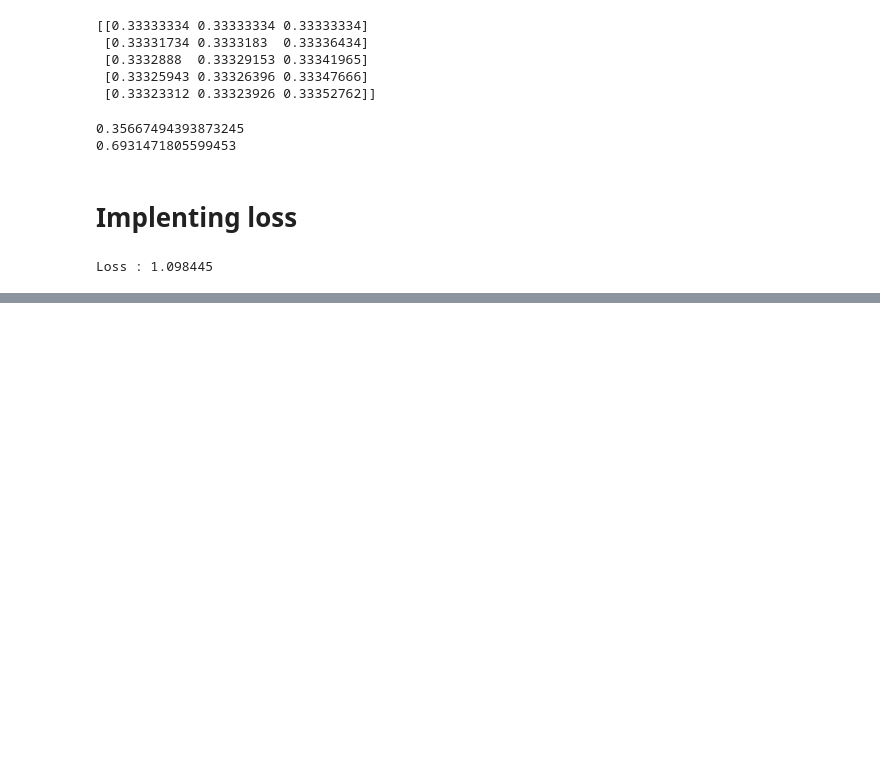
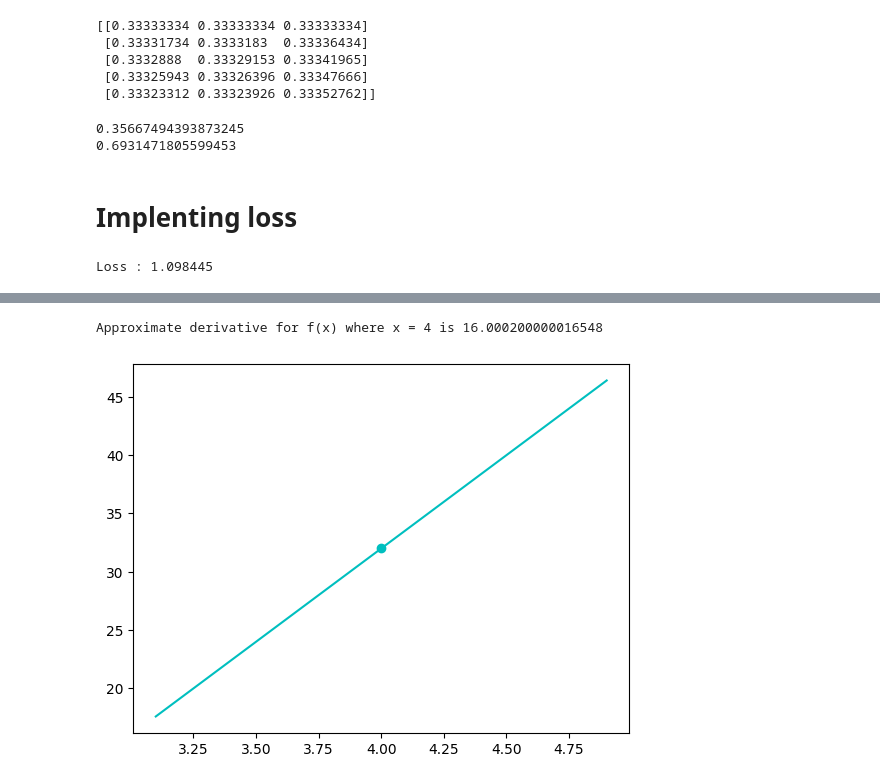
Before and after one commit to BibekRai44/Neural-Network-From-Scratch, a Jupyter notebook: neural-network.ipynb, the cells around one changed output, grey strips where cells are left out. Saved outputs shown, nothing was run; the diff lists cells and outputs as text; code cells hidden in the pictures; blank space fills up the shorter version.

```diff
--- a/neural-network.ipynb
+++ b/neural-network.ipynb
@@ -258,0 +293,19 @@ Loss : 1.098445
+# %%
+plt.scatter(x1, y1, c=colors[i])
+
+plt.plot(
+    to_plot,
+    [approximate_tangent_line(point, approximate_derivative, b)
+     for point in to_plot],
+    c=colors[i]
+)
+
+print(
+    'Approximate derivative for f(x)',
+    f'where x = {x1} is {approximate_derivative}'
+)
+
+plt.show()
+# %% [output]
+Approximate derivative for f(x) where x = 4 is 16.000200000016548
+[figure, added]
```
Also changed, not shown: parts of 3 cells of this notebook.
